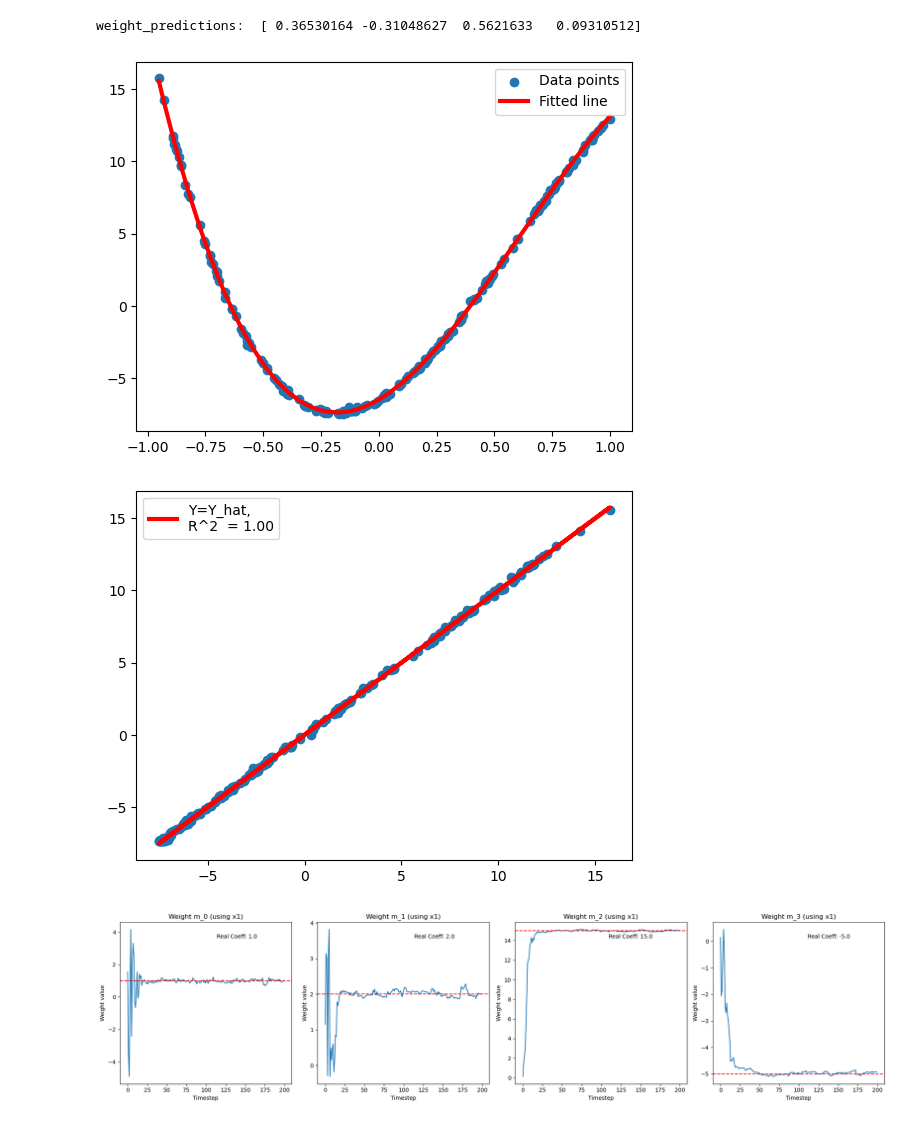
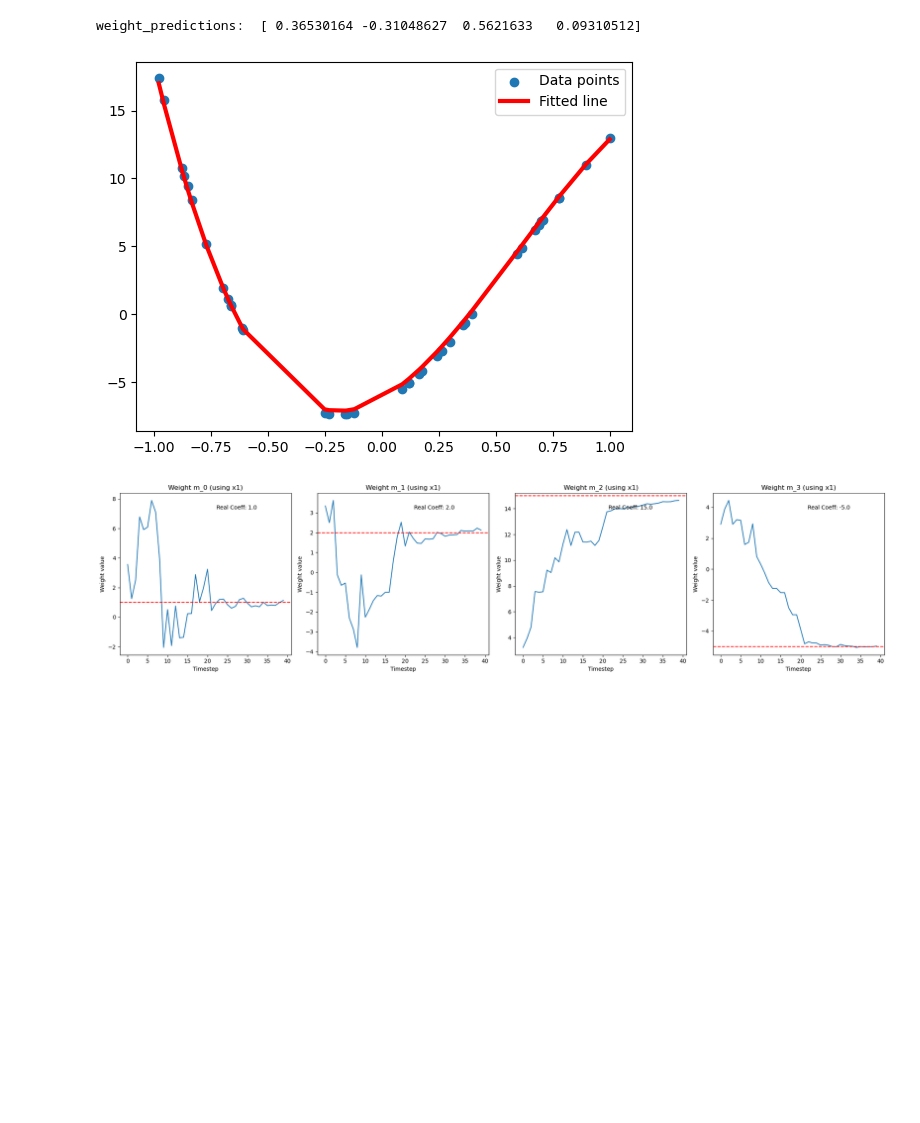
Before and after one commit to fsaudm/Recursive-Estimation-of-Polynomial-Approximation-Kaczmarz-Algorithm, a Jupyter notebook: Multi Input Legendre - Kaczmarz Coeff Estimation.ipynb, the cells around one changed output. Saved outputs shown, nothing was run; the diff lists cells and outputs as text; code cells hidden in the pictures; blank space fills up the shorter version.

```diff
--- a/Multi Input Legendre - Kaczmarz Coeff Estimation.ipynb
+++ b/Multi Input Legendre - Kaczmarz Coeff Estimation.ipynb
@@ -168,12 +168,12 @@ weight_predictions:  [ 0.36530164 -0.31048627  0.5621633   0.09310512]
 ####    Definition of "Hyperparameters"
 ################################################################################################
 
-t = 200 # Number of points to be generated, and times the coefficients will be updated.
+t = 40 # Number of points to be generated, and times the coefficients will be updated.
         # The coefficients w are calculatd for each of these points, the idea is to simulate an on-line stream of data.
 
 # Generate all x upfront
 """
-    Update this if planning on using more input variables, # the function should be able to handle more than 2
+    Update this if using more input variables, # the function should be able to handle more than 2
 """
 X = 2 * np.random.rand(t, 2) - 1
 x1, x2 = X[:, 0], X[:, 1]
@@ -199,7 +199,7 @@ real_coeffs   = [1, 2, 15, -5]    # These are the real coefficients, what the es
 
 # Generate Y as target_values (real Y's)
 noise = np.random.normal(scale= 0.1 , size=(t))
-target_values = real_coeffs[0] * P_0 + real_coeffs[1] * P_1 + real_coeffs[2] * P_2 + real_coeffs[3] * P_3 + noise
+target_values = real_coeffs[0] * P_0 + real_coeffs[1] * P_1 + real_coeffs[2] * P_2 + real_coeffs[3] * P_3 #+ noise
 
 
 
@@ -244,35 +244,34 @@ y_hat = generate_legendre_design_matrix(x_, polynomial_degree) @ weights.T
 sort_indices = np.argsort(x_[:])
 x_sorted = x_[sort_indices]
 y_hat_sorted = y_hat[sort_indices]
 
 # Plot the fitted line
 plt.scatter(x_, target_values, label='Data points')
 plt.plot(x_sorted, y_hat_sorted, color='red', linewidth = 3, label='Fitted line')
 plt.legend()
 plt.show()
 
-# Plot the accuracy
+"""# Plot the accuracy
 r2 = r2_score(target_values, y_hat)
 plt.scatter(target_values, y_hat)
 plt.plot(target_values, target_values, color='red', linewidth = 3, label=f'Y=Y_hat, \nR^2  = {r2:.2f}')
 plt.legend()
-plt.show()
+plt.show()"""
 
 # Create a grid of horizontal subplots, one for each weight
 fig, axs = plt.subplots(ncols=polynomial_degree+1, figsize=(20, 5))
 
 for i in range(polynomial_degree+1):
     axs[i].plot(weights_over_time[:, i])
     axs[i].set_title(f'Weight m_{i} (using x{input_indices[i]+1})')
     mean_value = real_coeffs[i]
     axs[i].axhline(y=mean_value, linestyle='dashed', color='red')
     axs[i].text(0.8, 0.9, f"Real Coeff: {mean_value:.1f}", transform=axs[i].transAxes, ha='right')
     axs[i].set_xlabel('Timestep')
     axs[i].set_ylabel('Weight value')
 
 plt.tight_layout()
 plt.show()
 # %% [output]
-[figure, old version]
+[figure, new version]
-[figure, old version]
+[figure, new version]
-[figure, removed]
```
Also changed, not shown: parts of 1 cell of this notebook.
